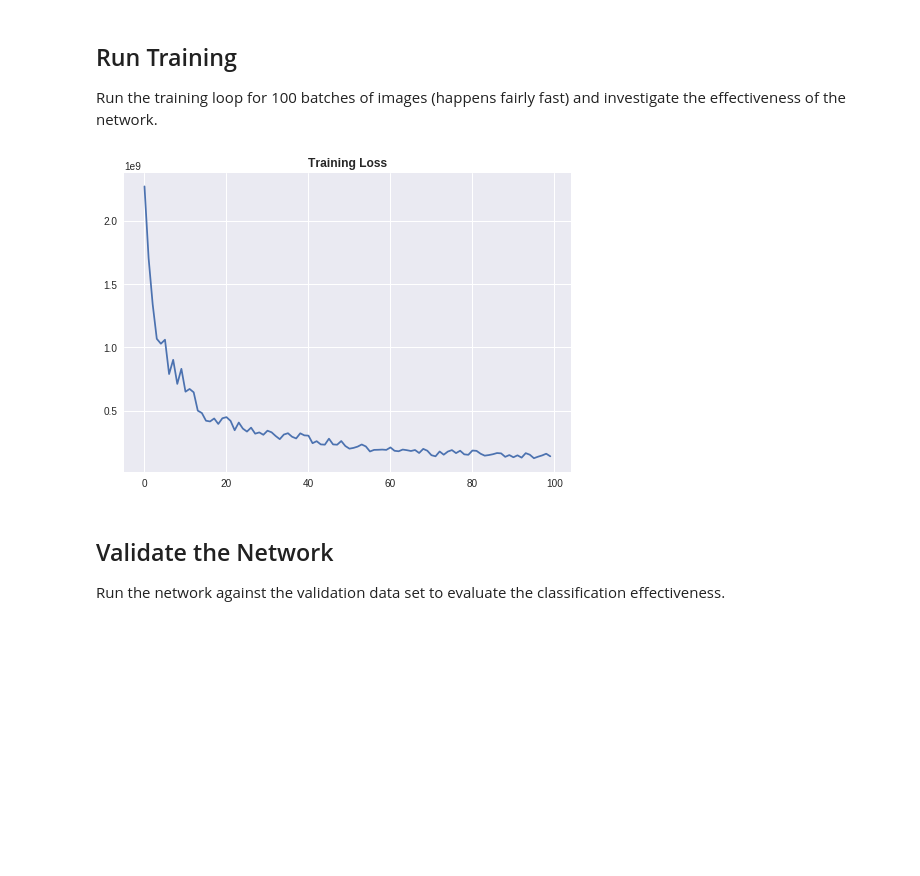
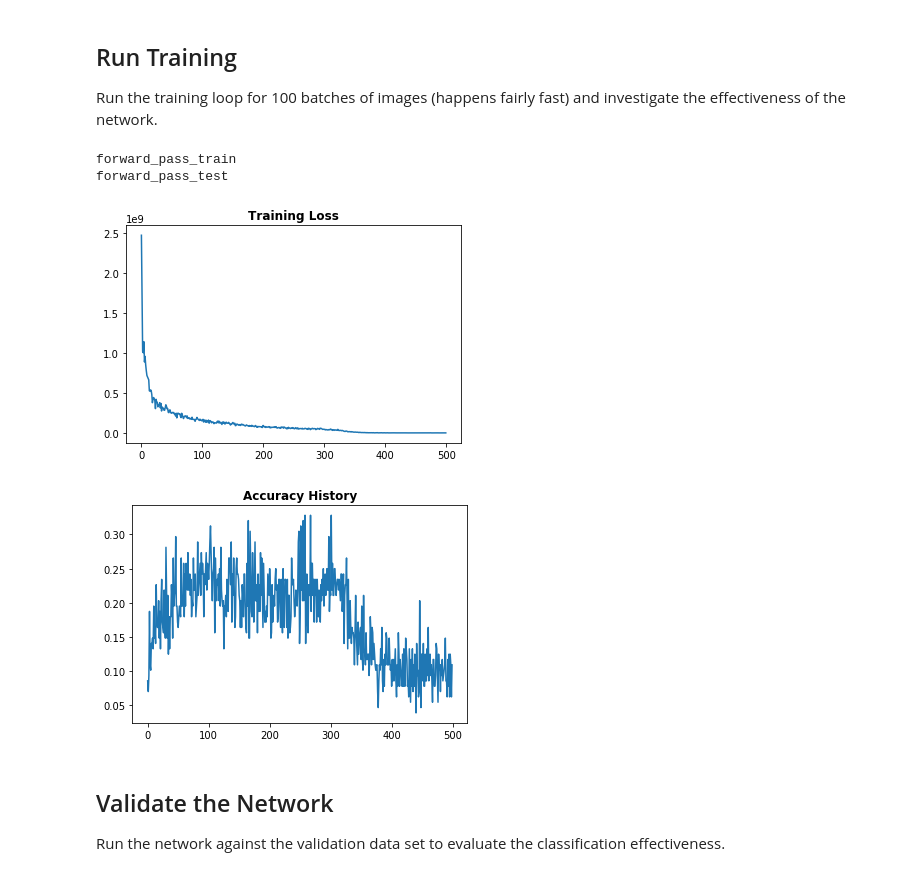
Before and after one commit to eswens13/deep_learning, a Jupyter notebook: cifar_10_classification.ipynb, the cells around one changed output. Cells and saved outputs as stored; diff of their text form; code cells hidden in the pictures; blank space fills up the shorter version.

```diff
--- a/cifar_10_classification.ipynb
+++ b/cifar_10_classification.ipynb
@@ -149,12 +149,13 @@ def forward_pass_core(img_batch, classes):
   return out_dense3
 
 def forward_pass_train(img_batch, classes):
+  print("forward_pass_train")
 
   # Get the output from the core of the network.
   out_dense3 = forward_pass_core(img_batch, classes)
 
   # Add a Softmax layer with the cross entropy loss.
-  with tf.variable_scope("softmax") as scope:
+  with tf.variable_scope("softmax_train") as scope:
     # The reduce_mean takes the mean in a given axis, thereby reducing the
     # the dimensions of the tensor. If no axis is given, it takes the mean of
     # the entire tensor.
@@ -169,12 +170,13 @@ def forward_pass_train(img_batch, classes):
   return loss
 
 def forward_pass_test(img_batch, classes):
+  print("forward_pass_test")
 
   # Get the output from the core of the network.
   out_dense3 = forward_pass_core(img_batch, classes)
 
   # Add a Softmax layer to get the core.
-  with tf.variable_scope("softmax") as scope:
+  with tf.variable_scope("softmax_test") as scope:
     # The reduce_mean takes the mean in a given axis, thereby reducing the
     # the dimensions of the tensor. If no axis is given, it takes the mean of
     # the entire tensor.
@@ -342,9 +382,12 @@ def training_loop(X, y, num_epochs=10, batch_size=128, learning_rate=1e-3):
 
 Run the training loop for 100 batches of images (happens fairly fast) and investigate the effectiveness of the network.
 # %%
-training_loop(X_train, y_train, num_epochs=100)
+training_loop(X_train, y_train, X_test, y_test, num_epochs=500)
 # %% [output]
+forward_pass_train
+forward_pass_test
-[figure, old version]
+[figure, new version]
+[figure, added]
 # %% [markdown]
 ## Validate the Network
 
```
Also changed, not shown: parts of 4 cells of this notebook.
